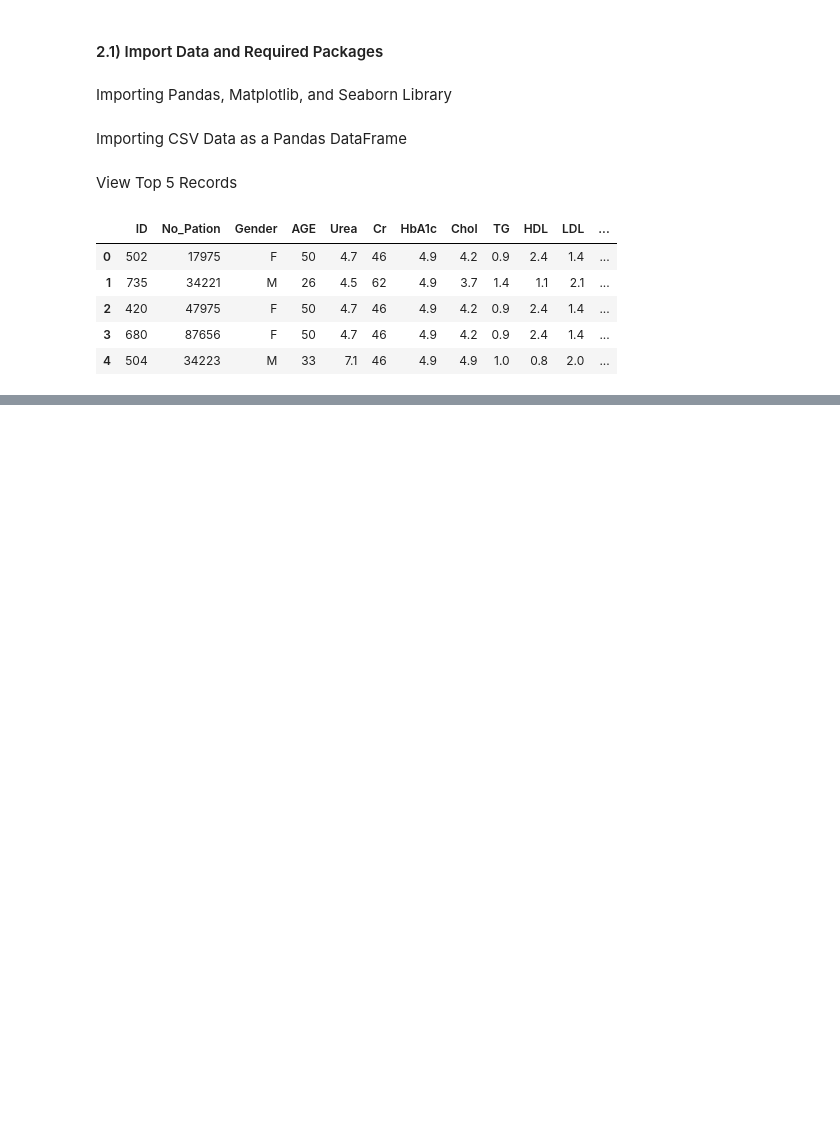
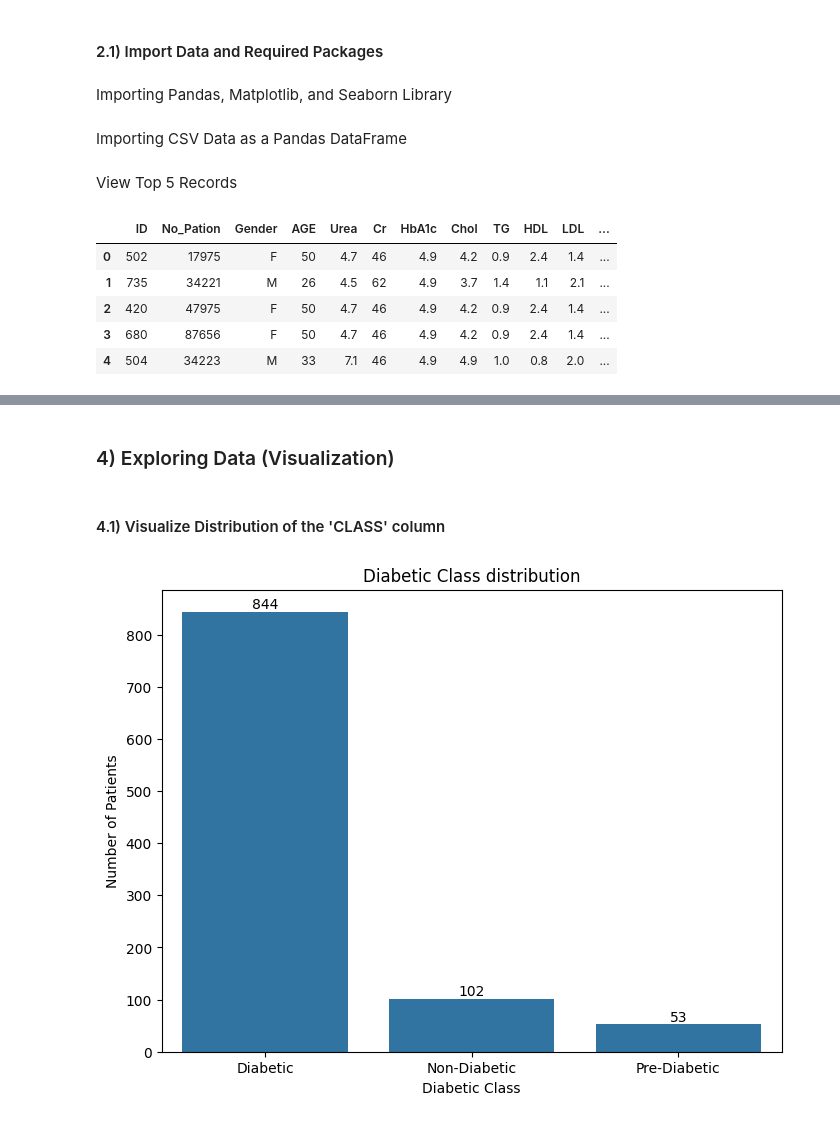
Before and after one commit to csharpmastr/Machine-Learning-Project, a Jupyter notebook: notebook/EDA_diabetes.ipynb, the cells around one changed output, grey strips where cells are left out. Saved outputs shown, nothing was run; the diff lists cells and outputs as text; code cells hidden in the pictures; blank space fills up the shorter version.

Commit message:
Update Data Analysis python notebook

```diff
--- a/notebook/EDA_diabetes.ipynb
+++ b/notebook/EDA_diabetes.ipynb
@@ -46,0 +122,4 @@ data.head()
+# %%
+outlier_Chol = data[data['Chol'] == 0]
+data.drop(outlier_Chol.index, inplace=True)
+data.eq(0).sum()
@@ -46,0 +205,7 @@ data.head()
+# %%
+data['Gender'] = data['Gender'].replace({'F': 1, 'f': 1, 'M': 0})
+data['CLASS'] = data['CLASS'].replace({'N ': 'N', 'Y ': 'Y'})
+
+for col in cat_cols:
+    unique_val = data[col].unique()
+    print(f"Unique values in '{col}': '{unique_val}'")
@@ -46,0 +234,18 @@ data.head()
+# %% [markdown]
+<h3> 4) Exploring Data (Visualization) </h3>
+# %% [markdown]
+<h4> 4.1) Visualize Distribution of the 'CLASS' column </h4>
+# %%
+class_dist = data['CLASS'].value_counts()
+class_dist = class_dist.rename({"Y":"Diabetic", "P":"Pre-Diabetic", "N":"Non-Diabetic"})
+
+plt.figure(figsize=(8, 6))
+ax = sns.barplot(x=class_dist.index, y=class_dist.values)
+plt.title("Diabetic Class distribution")
+plt.ylabel("Number of Patients")
+plt.xlabel("Diabetic Class")
+
+for i in ax.containers:
+    ax.bar_label(i,)
+# %% [output]
+[figure, added]
```
Also changed, not shown: parts of 45 cells of this notebook, 2 other files.
